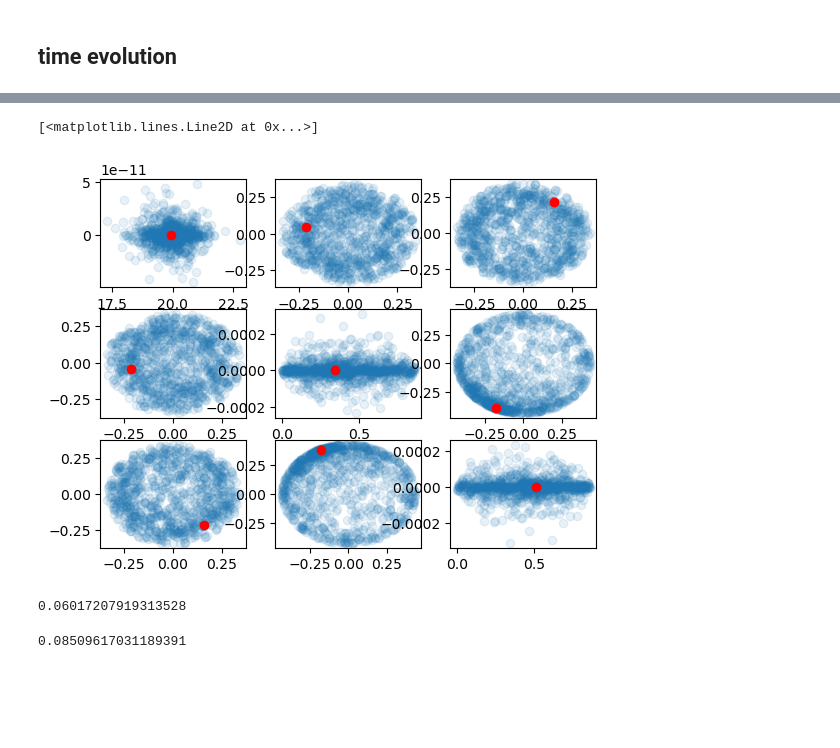
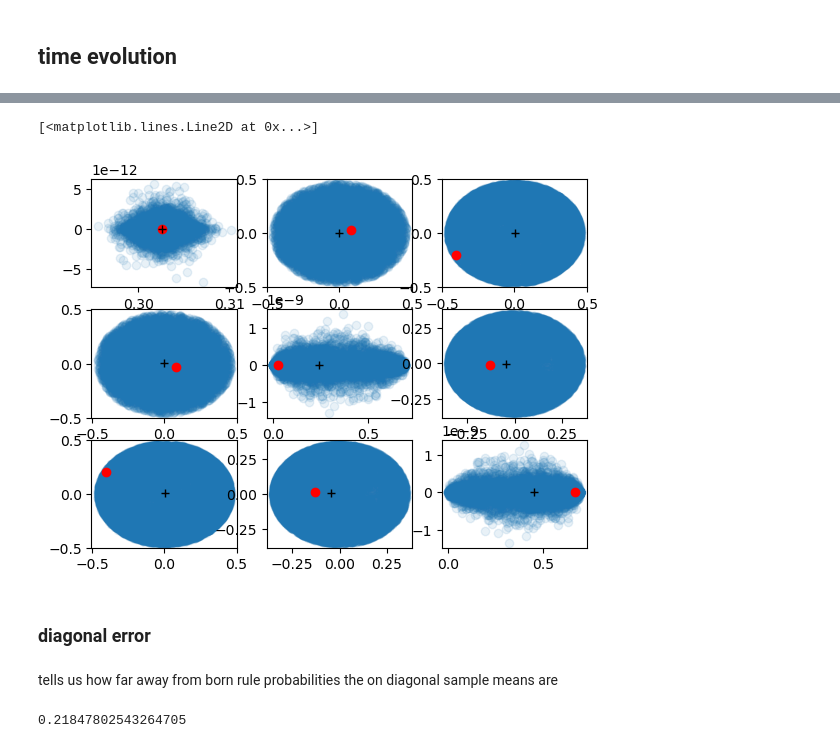
Before and after one commit to MonkeyOnTypewriter/Physics, a Jupyter notebook: densitymatrixentries.ipynb, the cells around one changed output, grey strips where cells are left out. Drawn from its saved outputs; the diff is of its cells as text; code cells hidden in the pictures; blank space fills up the shorter version.

Commit message:
Added sample mean
Added sample mean to graph

```diff
--- a/densitymatrixentries.ipynb
+++ b/densitymatrixentries.ipynb
@@ -14,6 +19,6 @@ state0 = state0/np.linalg.norm(state0)
 # %%
-s = 0
-d = .01
+s = 1
+d = .5
 
 H = np.array([[s-2*d/3,0,0],
               [0,s-2*d/3+d,0],
@@ -26,10 +31,10 @@ X = np.outer(np.conj(state0),state0)
 def calculate_pert_evol(X):
     # set parameters
     # sd : standard deviation, t : time passed, h : value of hbar, l : modulates size of perturbation
-    sd = .00001
-    t = 100000000
-    h = .0000001
-    l = .0001
+    sd = 1
+    t = 10000000
+    h = 1
+    l = .001
 
     # create Hd, the perturbed Hamiltonian
     A = np.random.normal(size=(3,3), scale=sd)
@@ -43,8 +48,6 @@ def calculate_pert_evol(X):
     V = np.linalg.inv(Ud) @ U
     Vt = np.linalg.inv(V)
     Xd = Vt @ X @ V
-
-
 
     # Time evolution
     Hddiag = np.diag(eigd)
@@ -63,7 +66,7 @@ def calculate_pert_evol(X):
     return f
 # %%
 P = np.array([X.flatten()])
-for i in range(1000):
+for i in range(10000):
     pert = calculate_pert_evol(X)
 
     P = np.concatenate((P,pert))
@@ -90,47 +85,61 @@ Xf = X.flatten()
 re = [z.real for z in Xf]
 im = [z.imag for z in Xf]
 
-re[0]
+samp_mean = np.mean(data, axis=0)
 
 figure, axis = plt.subplots(3,3)
 
 axis[0,0].scatter(x[0],y[0], alpha=.1)
 axis[0,0].plot(re[0],im[0], 'ro')
 
 
 axis[0,1].scatter(x[1],y[1], alpha=.1)
 axis[0,1].plot(re[1],im[1], 'ro')
 
 axis[0,2].scatter(x[2],y[2], alpha=.1)
 axis[0,2].plot(re[2],im[2], 'ro')
 
 axis[1,0].scatter(x[3],y[3], alpha=.1)
 axis[1,0].plot(re[3],im[3], 'ro')
 
 axis[1,1].scatter(x[4],y[4], alpha=.1)
 axis[1,1].plot(re[4],im[4], 'ro')
 
 axis[1,2].scatter(x[5],y[5], alpha=.1)
 axis[1,2].plot(re[5],im[5], 'ro')
 
 axis[2,0].scatter(x[6],y[6], alpha=.1)
 axis[2,0].plot(re[6],im[6], 'ro')
 
 axis[2,1].scatter(x[7],y[7], alpha=.1)
 axis[2,1].plot(re[7],im[7], 'ro')
 
 axis[2,2].scatter(x[8],y[8], alpha=.1)
 axis[2,2].plot(re[8],im[8], 'ro')
+
+
+re = [z.real for z in samp_mean]
+im = [z.imag for z in samp_mean]
+axis[0,0].plot(re[0],im[0], 'k+')
+axis[0,1].plot(re[1],im[1], 'k+')
+axis[0,2].plot(re[2],im[2], 'k+')
+axis[1,0].plot(re[3],im[3], 'k+')
+axis[1,1].plot(re[4],im[4], 'k+')
+axis[1,2].plot(re[5],im[5], 'k+')
+axis[2,0].plot(re[6],im[6], 'k+')
+axis[2,1].plot(re[7],im[7], 'k+')
+axis[2,2].plot(re[8],im[8], 'k+')
 # %% [output]
 [<matplotlib.lines.Line2D at 0x...>]
-[figure, old version]
+[figure, new version]
 # %%
 samp_mean = np.mean(data, axis=0)
 prob_error = np.array([samp_mean[0],samp_mean[4], samp_mean[8]]) - np.array([Xf[0],Xf[4],Xf[8]])
-np.max(np.abs(prob_error))
-# %% [output]
-0.06017207919313528
-# %%
-np.linalg.norm(prob_error)
-# %% [output]
-0.08509617031189391
+# %% [markdown]
+### diagonal error
+# %% [markdown]
+tells us how far away from born rule probabilities the on diagonal sample means are
+# %%
+np.max(np.abs(prob_error))
+# %% [output]
+0.21847802543264705
```
Also changed, not shown: parts of 8 cells of this notebook.
